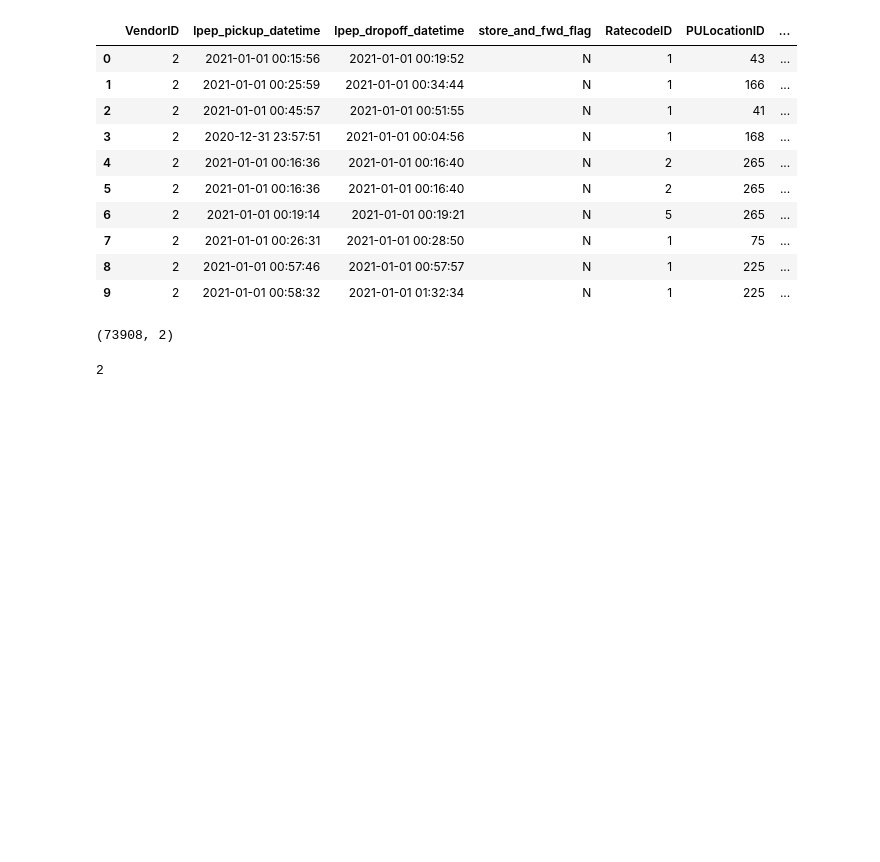
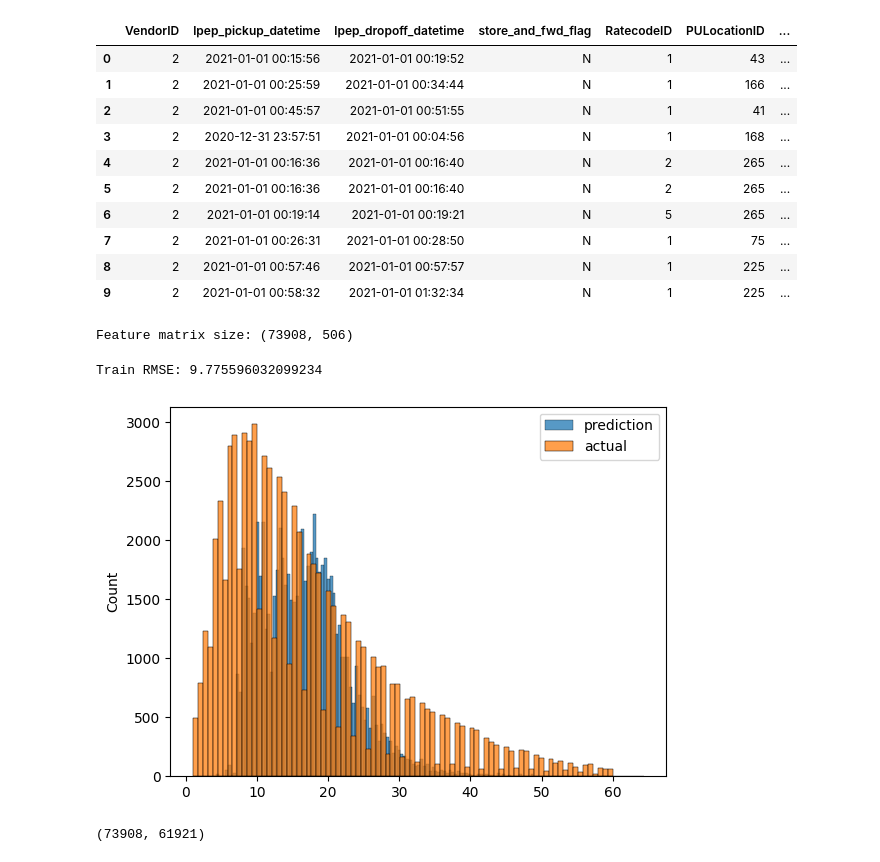
Before and after one commit to antonlevashov/ny_taxi, a Jupyter notebook: 7_ml_setup/duration_prediction.ipynb, the cells around one changed output. Drawn from its saved outputs; the diff is of its cells as text; code cells hidden in the pictures; blank space fills up the shorter version.

```diff
--- a/7_ml_setup/duration_prediction.ipynb
+++ b/7_ml_setup/duration_prediction.ipynb
@@ -48,19 +61,35 @@ df.duration = df.duration.apply(lambda td: td.total_seconds() / 60)
 # Filter the data to include only trips between 1 and 60 mins
 df = df[(df.duration >= 1) & (df.duration <= 60)].copy()
 # %%
+#One-hot encoding
 categorical = ['PULocationID', 'DOLocationID']
 
-df[categorical] = df[categorical].fillna(-1).astype('int')
+df[categorical] = df[categorical].astype(str)
 train_dicts = df[categorical].to_dict(orient='records')
 # %%
 dv = DictVectorizer()
 X_train = dv.fit_transform(train_dicts)
 
-X_train.shape
+print(f'Feature matrix size: {X_train.shape}')
 # %% [output]
-(73908, 2)
+Feature matrix size: (73908, 506)
-# %%
-y_train = df.duration.values
-len(dv.feature_names_)
-# %% [output]
-2
+# %%
+# Training a model
+target = 'duration'
+y_train = df[target].values
+
+lr = LinearRegression()
+lr.fit(X_train, y_train)
+
+y_pred = lr.predict(X_train)
+
+print(f'Train RMSE: {mean_squared_error(y_train, y_pred, squared=False)}')
+# %% [output]
+Train RMSE: 9.775596032099234
+# %%
+sns.histplot(y_pred, label='prediction')
+sns.histplot(y_train, label='actual')
+
+plt.legend();
+# %% [output]
+[figure, added]
@@ -66,0 +118,7 @@ len(dv.feature_names_)
+# %%
+df_train = read_dataframe('../data/green/green_tripdata_2021-01.parquet')
+df_val = read_dataframe('../data/green/green_tripdata_2021-02.parquet')
+
+len(df_train), len(df_val)
+# %% [output]
+(73908, 61921)
```
Also changed, not shown: parts of 9 cells of this notebook.
